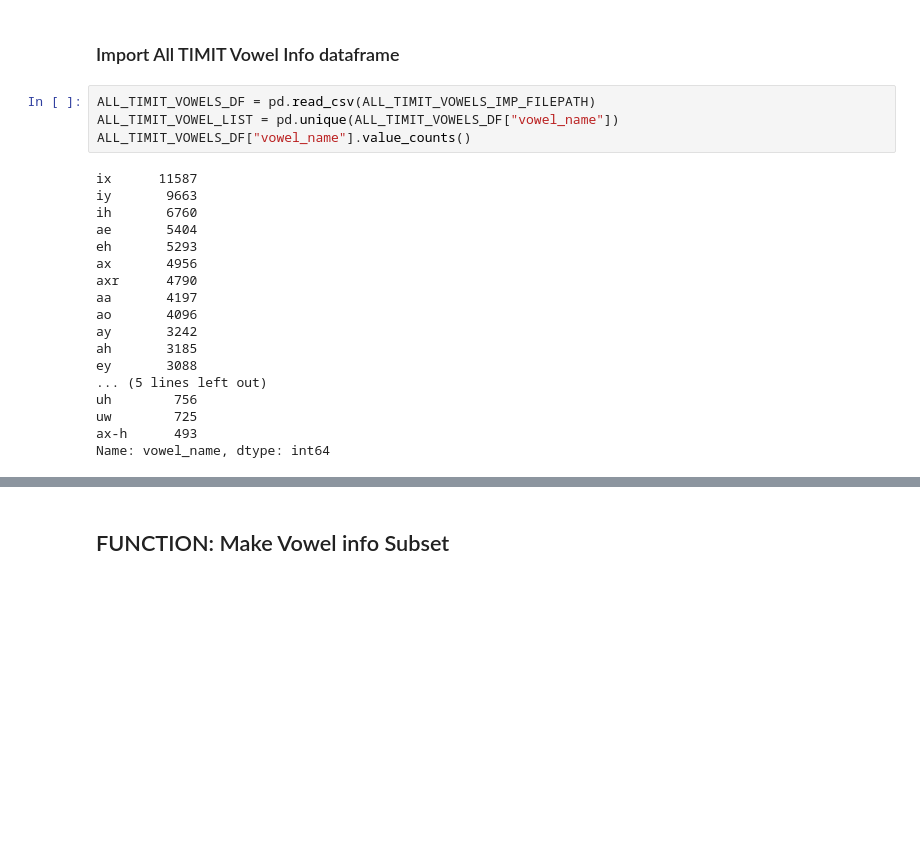
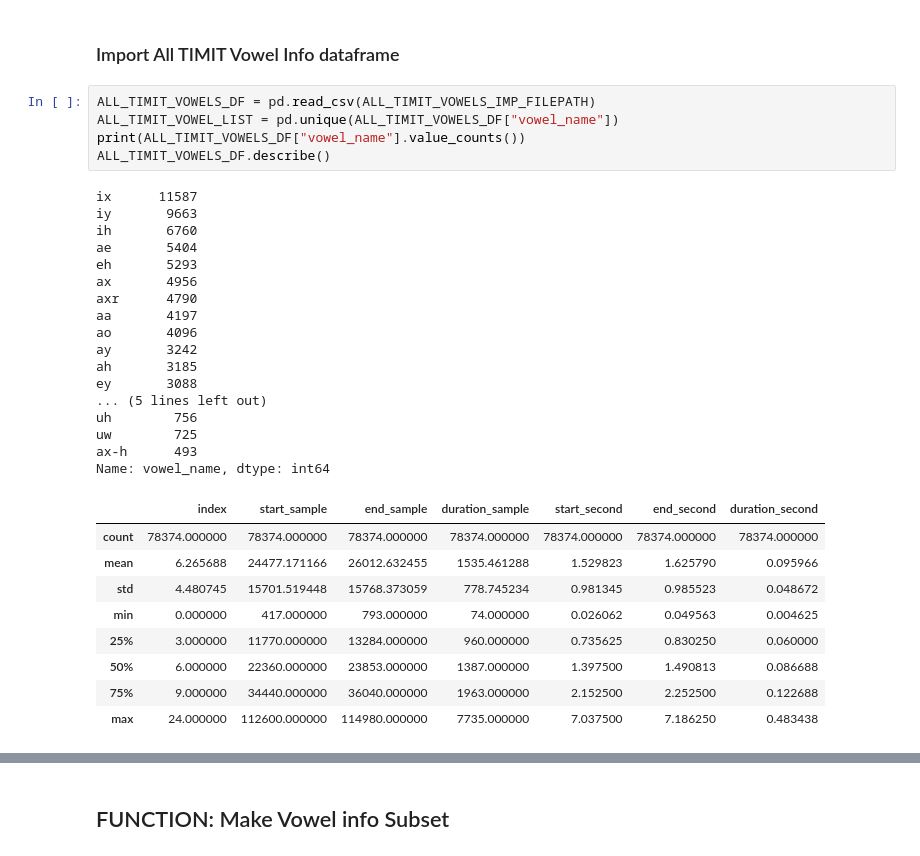
Before and after one commit to vaguebrownfox01/vowtiar-formant_estimation, a Jupyter notebook: b_subset_timit_vowel.ipynb, the cells around one changed output, grey strips where cells are left out. Saved outputs shown, nothing was run; the diff lists cells and outputs as text; blank space fills up the shorter version.

```diff
--- a/b_subset_timit_vowel.ipynb
+++ b/b_subset_timit_vowel.ipynb
@@ -32,22 +32,32 @@ TIMIT_AUDIO_FS = 16000
 # %%
 ALL_TIMIT_VOWELS_DF = pd.read_csv(ALL_TIMIT_VOWELS_IMP_FILEPATH)
 ALL_TIMIT_VOWEL_LIST = pd.unique(ALL_TIMIT_VOWELS_DF["vowel_name"])
-ALL_TIMIT_VOWELS_DF["vowel_name"].value_counts()
+print(ALL_TIMIT_VOWELS_DF["vowel_name"].value_counts())
+ALL_TIMIT_VOWELS_DF.describe()
 # %% [output]
 ix      11587
 iy       9663
 ih       6760
 ae       5404
 eh       5293
 ax       4956
 axr      4790
 aa       4197
 ao       4096
 ay       3242
 ah       3185
 ey       3088
 ... (5 lines left out)
 uh        756
 uw        725
 ax-h      493
 Name: vowel_name, dtype: int64
+|  | index | start_sample | end_sample | duration_sample | start_second | end_second | duration_second |
+| count | 78374.000000 | 78374.000000 | 78374.000000 | 78374.000000 | 78374.000000 | 78374.000000 | 78374.000000 |
+| mean | 6.265688 | 24477.171166 | 26012.632455 | 1535.461288 | 1.529823 | 1.625790 | 0.095966 |
+| std | 4.480745 | 15701.519448 | 15768.373059 | 778.745234 | 0.981345 | 0.985523 | 0.048672 |
+| min | 0.000000 | 417.000000 | 793.000000 | 74.000000 | 0.026062 | 0.049563 | 0.004625 |
+| 25% | 3.000000 | 11770.000000 | 13284.000000 | 960.000000 | 0.735625 | 0.830250 | 0.060000 |
+| 50% | 6.000000 | 22360.000000 | 23853.000000 | 1387.000000 | 1.397500 | 1.490813 | 0.086688 |
+| 75% | 9.000000 | 34440.000000 | 36040.000000 | 1963.000000 | 2.152500 | 2.252500 | 0.122688 |
+| max | 24.000000 | 112600.000000 | 114980.000000 | 7735.000000 | 7.037500 | 7.186250 | 0.483438 |
```
Also changed, not shown: parts of 6 cells of this notebook, 3 other files.
